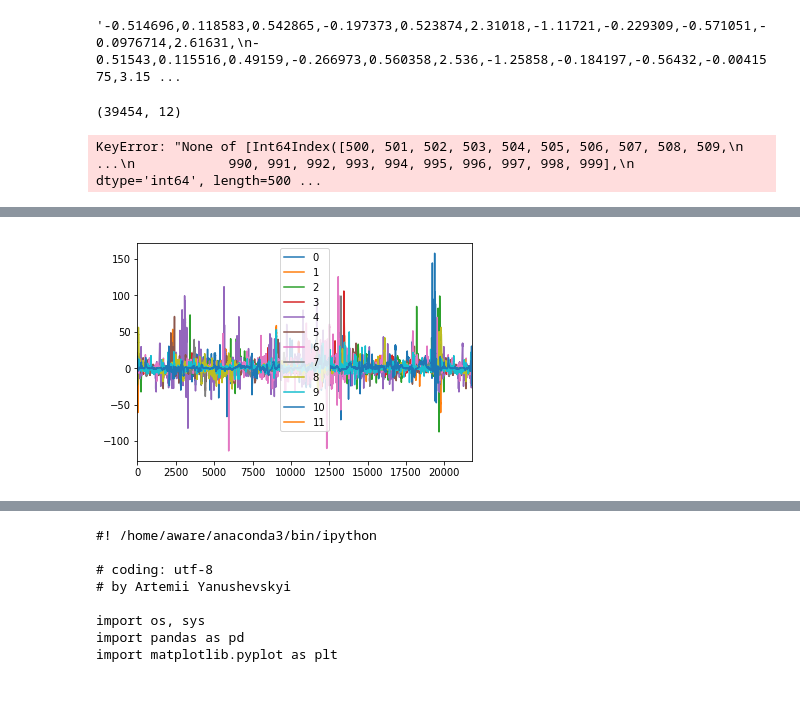
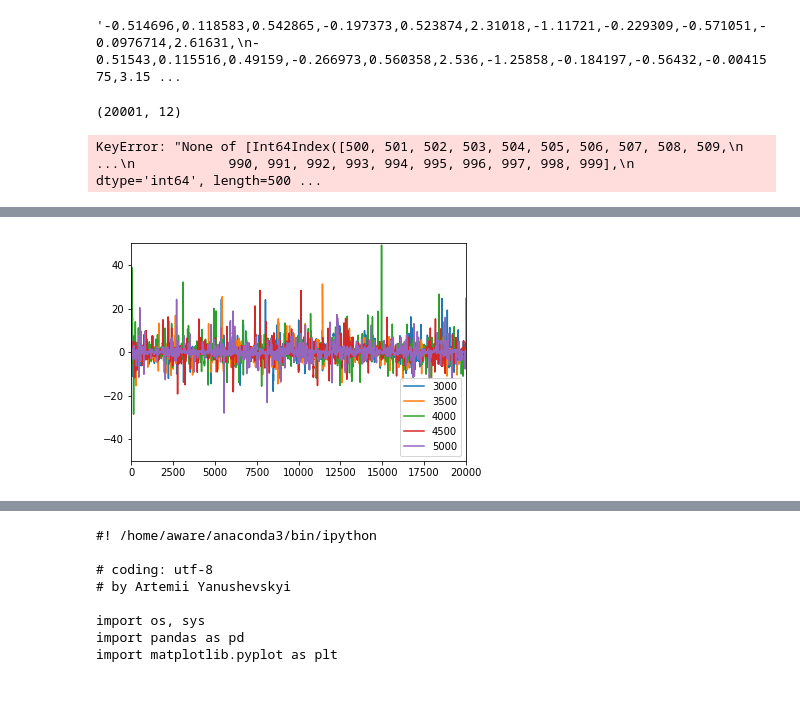
Before and after one commit to ikorotkin/gromacs_fhmd, a Jupyter notebook: gmx_files/Graphs for Beta coef.ipynb, the cells around one changed output, grey strips where cells are left out. Saved outputs shown, nothing was run; the diff lists cells and outputs as text; code cells hidden in the pictures.

```diff
--- a/gmx_files/Graphs for Beta coef.ipynb
+++ b/gmx_files/Graphs for Beta coef.ipynb
@@ -40,13 +41,13 @@ text
 # %% [output]
 '-0.514696,0.118583,0.542865,-0.197373,0.523874,2.31018,-1.11721,-0.229309,-0.571051,-0.0976714,2.61631,\n-0.51543,0.115516,0.49159,-0.266973,0.560358,2.536,-1.25858,-0.184197,-0.56432,-0.0041575,3.15 ...
 # %%
-df = pd.read_csv('8k_atoms/beta_values.csv', header=None)
+df = pd.read_csv('8k_atoms_s_const/beta_values.csv', header=None)
 # df = pd.DataFrame(df, columns=[1,2,3,4,5,0])
 # %%
 # df = df.drop([8000], axis=1)
 df.shape
 # %% [output]
-(39454, 12)
+(20001, 12)
 # %%
 df[range(500, 1000,1)].describe()
 # %% [output]
@@ -78,10 +79,10 @@ Name: 25%, Length: 8000, dtype: float64
 # df.drop([11], axis=1)
 df.columns = df.columns * 500
 # %%
-df.plot() # ylim=(-10,10))
+df[range(3000, 5500, 500)].plot(ylim=(-50,50)) # ylim=(-10,10))
 plt.show()
 # %% [output]
-[figure, old version]
+[figure, new version]
 # %%
 df.describe().loc[['mean']]
 # %% [output]
```
Also changed, not shown: parts of 13 cells of this notebook, 7 other files.
